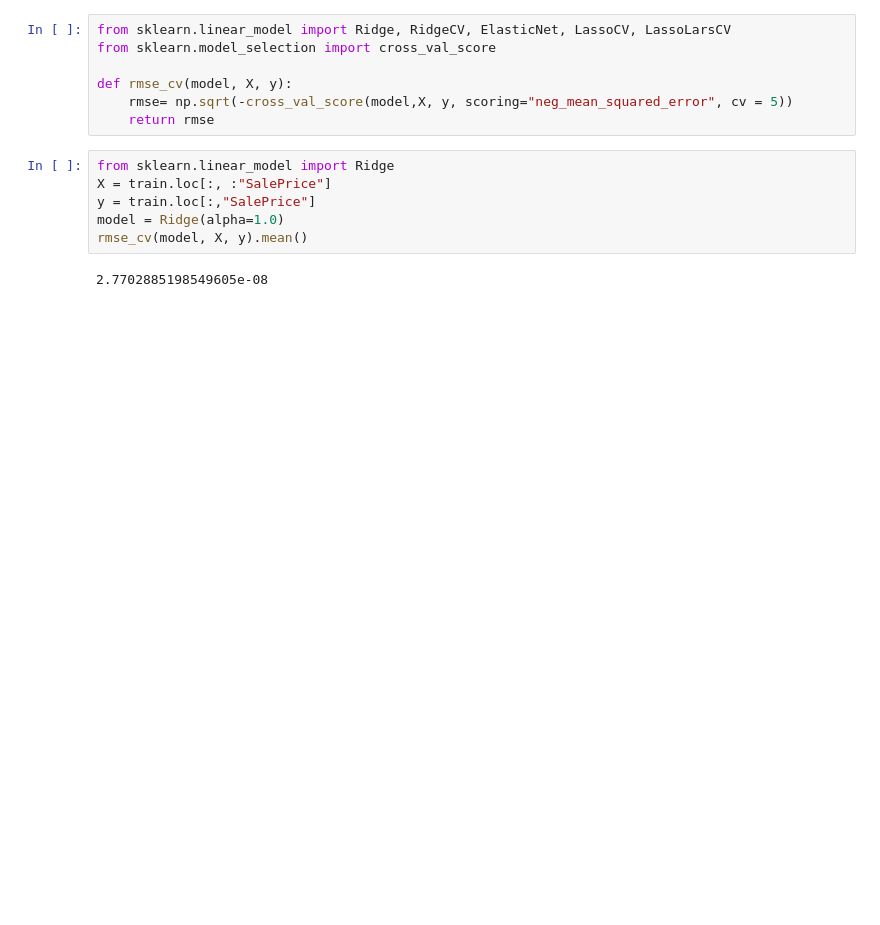
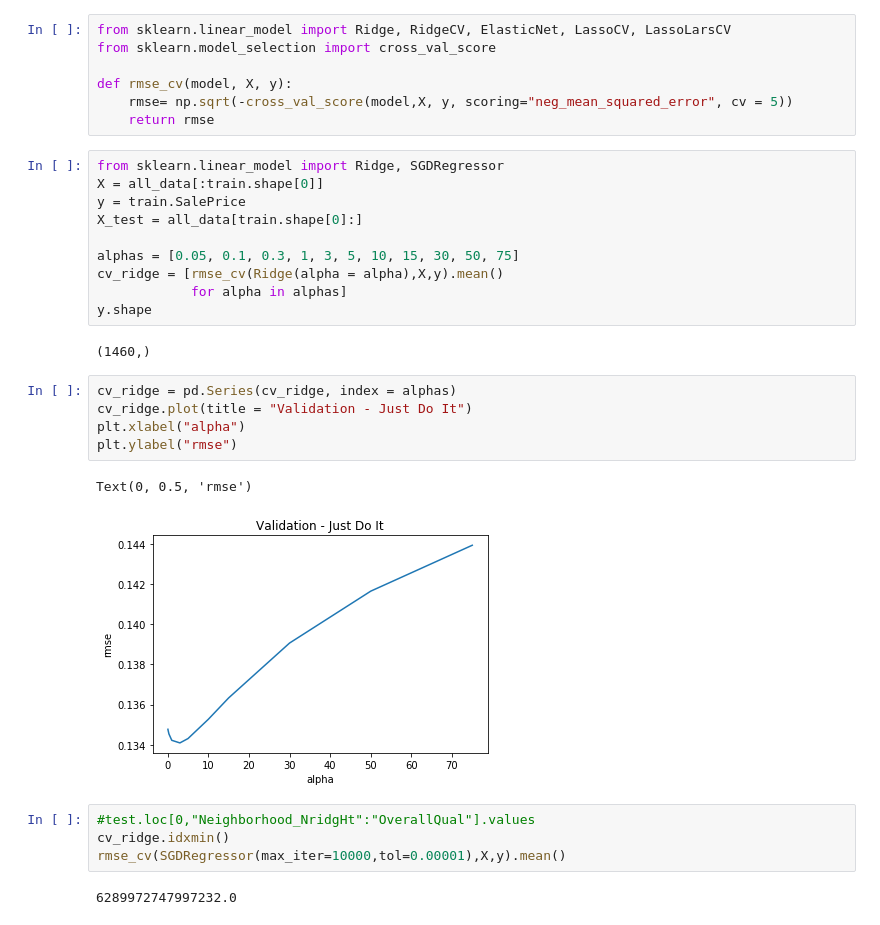
Before and after one commit to matheusfsa/house-prices, a Jupyter notebook: HousePrices.ipynb, the cells around one changed output. Cells and saved outputs as stored; diff of their text form; blank space fills up the shorter version.

```diff
--- a/HousePrices.ipynb
+++ b/HousePrices.ipynb
@@ -215,11 +125,29 @@ from sklearn.model_selection import cross_val_score
 def rmse_cv(model, X, y):
     rmse= np.sqrt(-cross_val_score(model,X, y, scoring="neg_mean_squared_error", cv = 5))
     return rmse
-# %%
-from sklearn.linear_model import Ridge
-X = train.loc[:, :"SalePrice"]
-y = train.loc[:,"SalePrice"]
-model = Ridge(alpha=1.0)
-rmse_cv(model, X, y).mean()
-# %% [output]
-2.7702885198549605e-08
+# %%
+from sklearn.linear_model import Ridge, SGDRegressor
+X = all_data[:train.shape[0]]
+y = train.SalePrice
+X_test = all_data[train.shape[0]:]
+
+alphas = [0.05, 0.1, 0.3, 1, 3, 5, 10, 15, 30, 50, 75]
+cv_ridge = [rmse_cv(Ridge(alpha = alpha),X,y).mean()
+            for alpha in alphas]
+y.shape
+# %% [output]
+(1460,)
+# %%
+cv_ridge = pd.Series(cv_ridge, index = alphas)
+cv_ridge.plot(title = "Validation - Just Do It")
+plt.xlabel("alpha")
+plt.ylabel("rmse")
+# %% [output]
+Text(0, 0.5, 'rmse')
+[figure, added]
+# %%
+#test.loc[0,"Neighborhood_NridgHt":"OverallQual"].values
+cv_ridge.idxmin()
+rmse_cv(SGDRegressor(max_iter=10000,tol=0.00001),X,y).mean()
+# %% [output]
+6289972747997232.0
```
Also changed, not shown: parts of 30 cells of this notebook.
